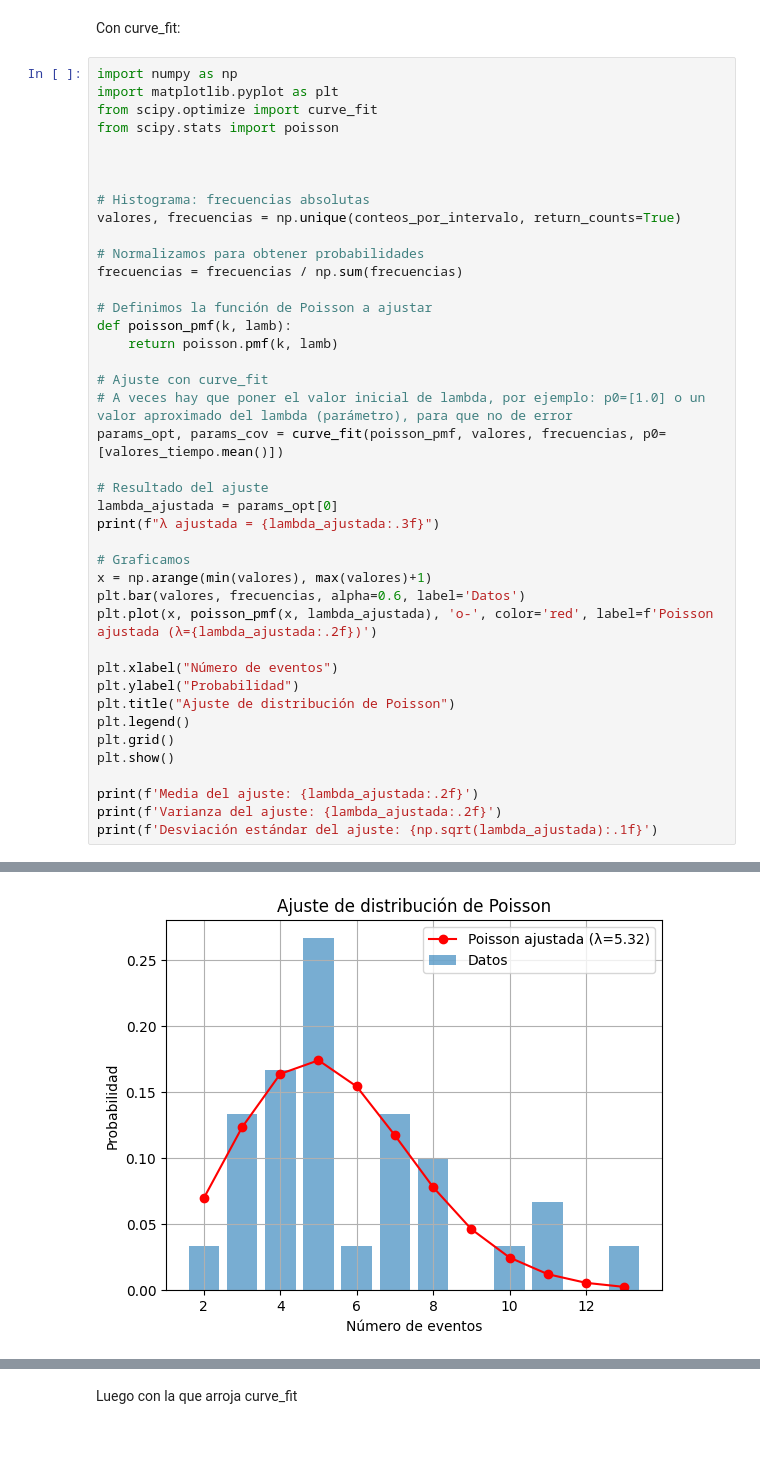
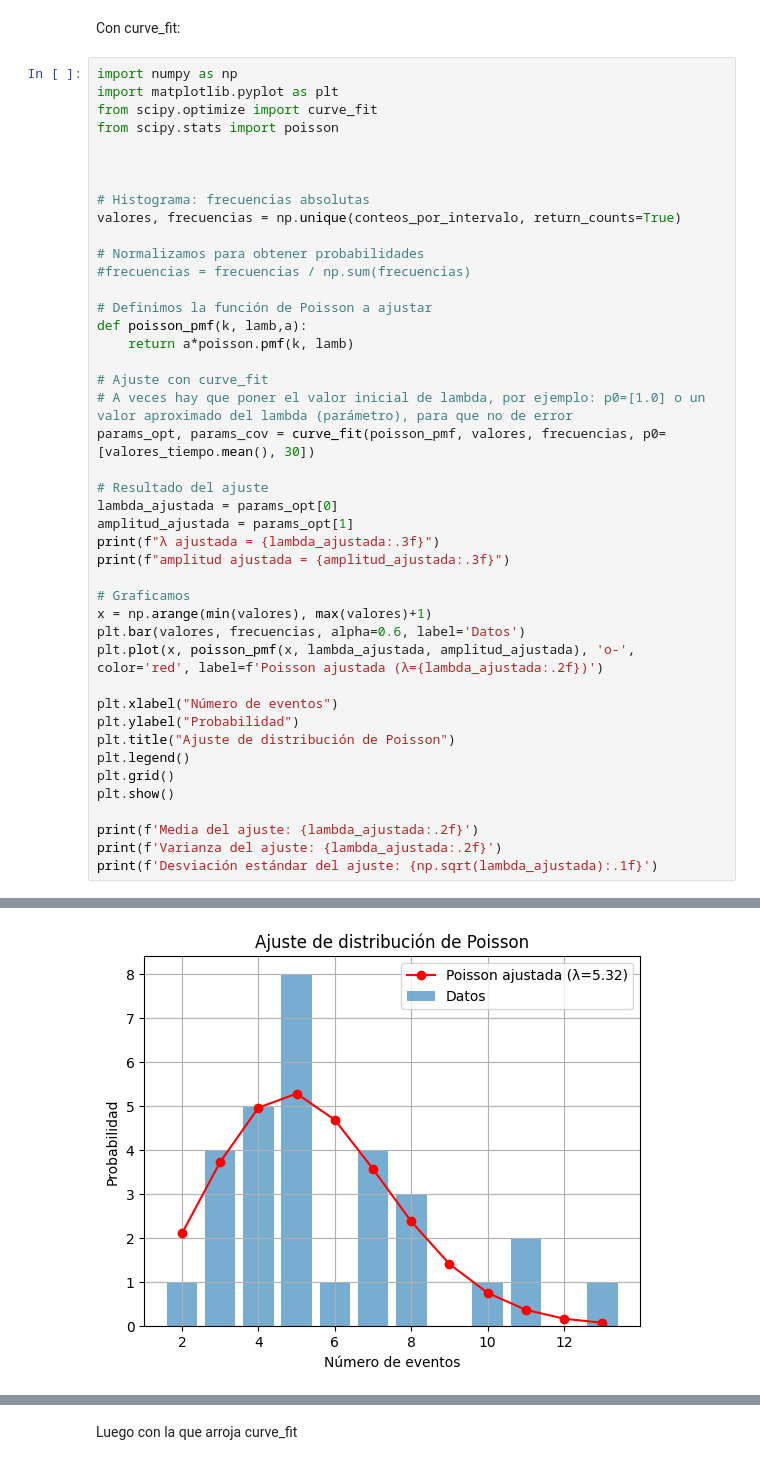
Before and after one commit to JosetoCa/Experimental-IV, a Jupyter notebook: Estadística de Poisson.ipynb, the cells around one changed output, grey strips where cells are left out. Cells and saved outputs as stored; diff of their text form.

```diff
--- a/Estadística de Poisson.ipynb
+++ b/Estadística de Poisson.ipynb
@@ -82,24 +82,26 @@ from scipy.stats import poisson
 valores, frecuencias = np.unique(conteos_por_intervalo, return_counts=True)
 
 # Normalizamos para obtener probabilidades
-frecuencias = frecuencias / np.sum(frecuencias)
+#frecuencias = frecuencias / np.sum(frecuencias)
 
 # Definimos la función de Poisson a ajustar
-def poisson_pmf(k, lamb):
-    return poisson.pmf(k, lamb)
+def poisson_pmf(k, lamb,a):
+    return a*poisson.pmf(k, lamb)
 
 # Ajuste con curve_fit
 # A veces hay que poner el valor inicial de lambda, por ejemplo: p0=[1.0] o un valor aproximado del lambda (parámetro), para que no de error
-params_opt, params_cov = curve_fit(poisson_pmf, valores, frecuencias, p0=[valores_tiempo.mean()])
+params_opt, params_cov = curve_fit(poisson_pmf, valores, frecuencias, p0=[valores_tiempo.mean(), 30])
 
 # Resultado del ajuste
 lambda_ajustada = params_opt[0]
+amplitud_ajustada = params_opt[1]
 print(f"λ ajustada = {lambda_ajustada:.3f}")
+print(f"amplitud ajustada = {amplitud_ajustada:.3f}")
 
 # Graficamos
 x = np.arange(min(valores), max(valores)+1)
 plt.bar(valores, frecuencias, alpha=0.6, label='Datos')
-plt.plot(x, poisson_pmf(x, lambda_ajustada), 'o-', color='red', label=f'Poisson ajustada (λ={lambda_ajustada:.2f})')
+plt.plot(x, poisson_pmf(x, lambda_ajustada, amplitud_ajustada), 'o-', color='red', label=f'Poisson ajustada (λ={lambda_ajustada:.2f})')
 
 plt.xlabel("Número de eventos")
 plt.ylabel("Probabilidad")
@@ -116,4 +119,4 @@ print(f'Desviación estándar del ajuste: {np.sqrt(lambda_ajustada):.1f}')
-[figure, old version]
+[figure, new version]
 Media del ajuste: 5.32
 Varianza del ajuste: 5.32
 Desviación estándar del ajuste: 2.3
```
Also changed, not shown: parts of 2 cells of this notebook.
